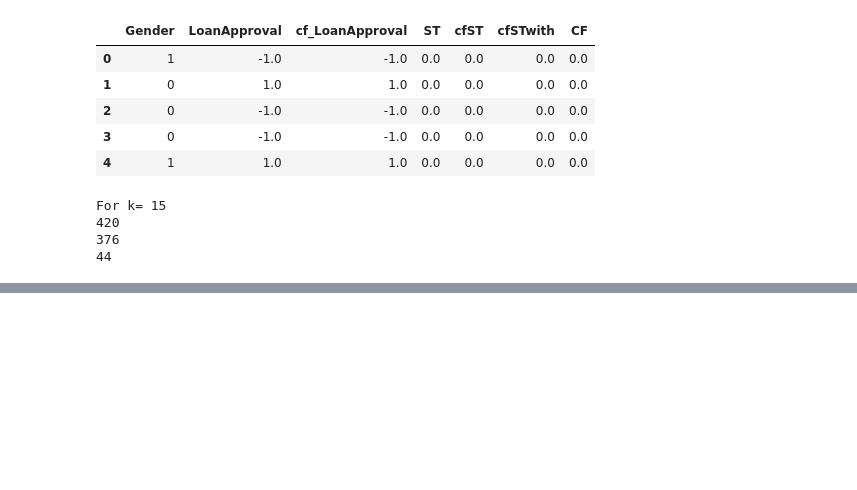
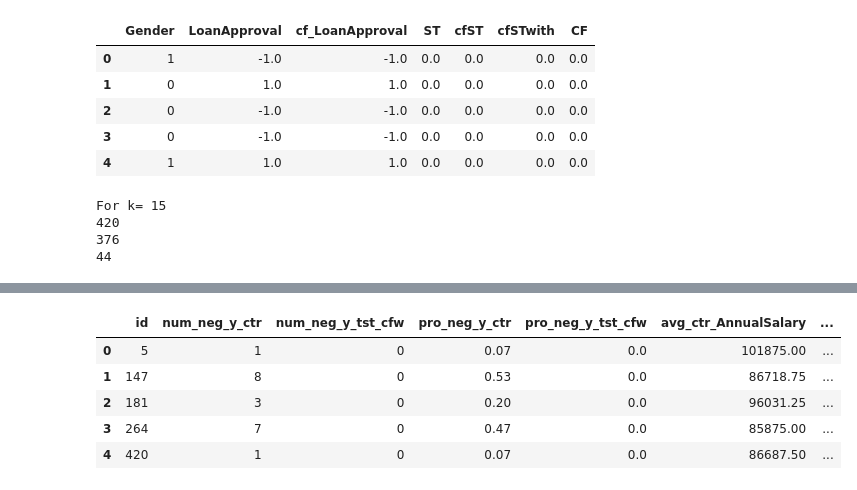
Before and after one commit to cc-jalvarez/counterfactual-situation-testing, a Jupyter notebook: src/analysis_loan_application.ipynb, the cells around one changed output, grey strips where cells are left out. Cells and saved outputs as stored; diff of their text form; code cells hidden in the pictures; blank space fills up the shorter version.

```diff
--- a/src/analysis_loan_application.ipynb
+++ b/src/analysis_loan_application.ipynb
@@ -607,31 +553,40 @@ set3_summary_stats.head(5)
 # %%
-# Get summary stats
-nsf = 3
+nsf = 2
+
 list_temp_df = []
-var = ['AnnualSalary', 'AccountBalance']
-var.append('LoanApproval')
+var = ['AnnualSalary', 'AccountBalance', 'LoanApproval']
 
 for c in set4:
 
     temp_df = {}
     temp_ctr         = org_df.iloc[cfST_knn_with[c]['ctr_idx'], :][var].copy()
-    temp_ctr = temp_ctr.append(org_df.iloc[c][var])
+    temp_ctr         = temp_ctr.append(org_df.iloc[c][var])
     temp_tst_cf_with = org_cf_df.iloc[cfST_knn_with[c]['tst_idx'], :][var].copy()
     temp_tst_cf_with = temp_tst_cf_with.append(org_cf_df.iloc[c][var])
 
     temp_df['id'] = c
-    temp_df['neg_y_ctr'] = temp_ctr[temp_ctr['LoanApproval']==-1].shape[0]
-    temp_df['neg_y_tst_cfw'] = temp_tst_cf_with[temp_tst_cf_with['LoanApproval']==-1].shape[0]
 
-    for v in var:
+    temp_df['num_neg_y_ctr'] = temp_ctr[temp_ctr['LoanApproval']==-1].shape[0]
+    temp_df['num_neg_y_tst_cfw'] = temp_tst_cf_with[temp_tst_cf_with['LoanApproval']==-1].shape[0]
+
+    temp_df['pro_neg_y_ctr'] = round(temp_ctr[temp_ctr['LoanApproval']==-1].shape[0]/n, nsf)
+    temp_df['pro_neg_y_tst_cfw'] = round(temp_tst_cf_with[temp_tst_cf_with['LoanApproval']==-1].shape[0]/n, nsf)
+
+    for v in ['AnnualSalary', 'AccountBalance']:
         temp_df['avg_ctr_' + v] = round(temp_ctr.mean()[v], nsf)
         temp_df['std_ctr_' + v] = round(temp_ctr.std()[v], nsf)
-
         temp_df['avg_tst_cfw_' + v] = round(temp_tst_cf_with.mean()[v], nsf)
         temp_df['std_tst_cfw_' + v] = round(temp_tst_cf_with.std()[v], nsf)
 
     list_temp_df.append(temp_df)
 
 set4_summary_stats = pd.DataFrame(list_temp_df)
 
 set4_summary_stats.head(5)
+# %% [output]
+|  | id | num_neg_y_ctr | num_neg_y_tst_cfw | pro_neg_y_ctr | pro_neg_y_tst_cfw | avg_ctr_AnnualSalary | ... |
+| 0 | 5 | 1 | 0 | 0.07 | 0.0 | 101875.00 | ... |
+| 1 | 147 | 8 | 0 | 0.53 | 0.0 | 86718.75 | ... |
+| 2 | 181 | 3 | 0 | 0.20 | 0.0 | 96031.25 | ... |
+| 3 | 264 | 7 | 0 | 0.47 | 0.0 | 85875.00 | ... |
+| 4 | 420 | 1 | 0 | 0.07 | 0.0 | 86687.50 | ... |
```
Also changed, not shown: parts of 18 cells of this notebook.
